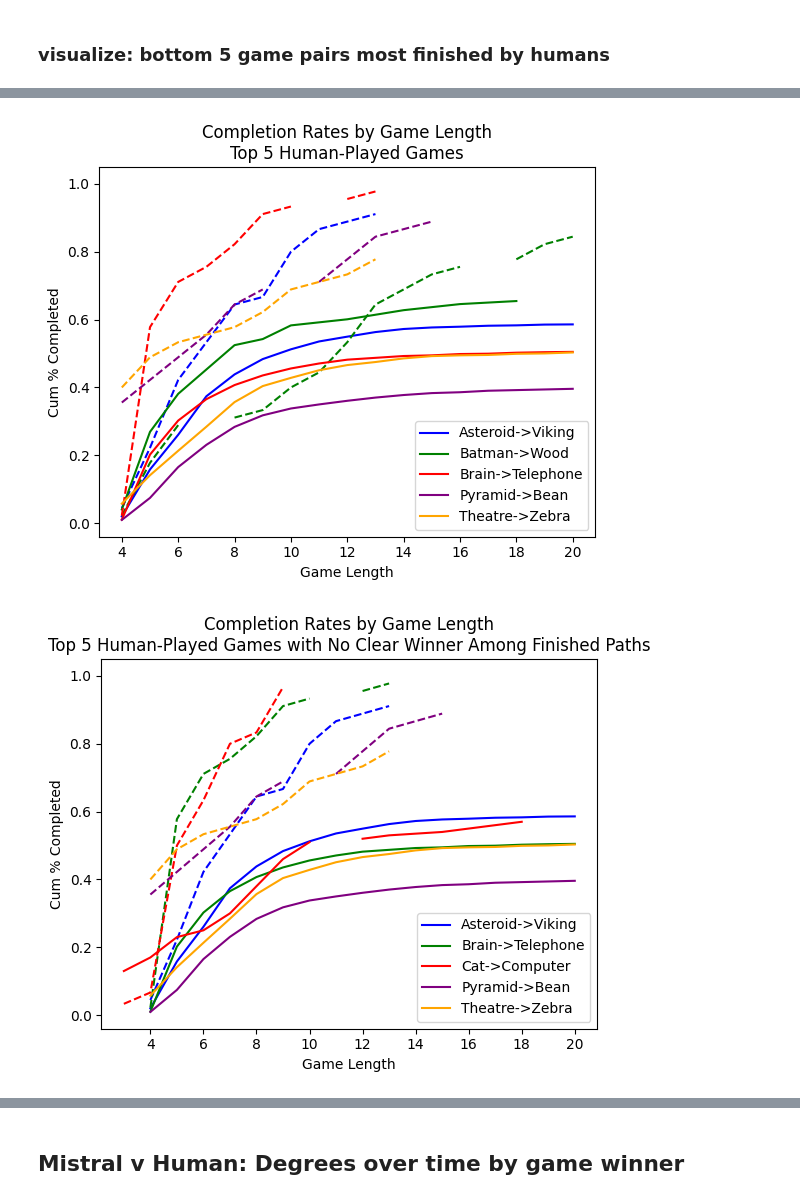
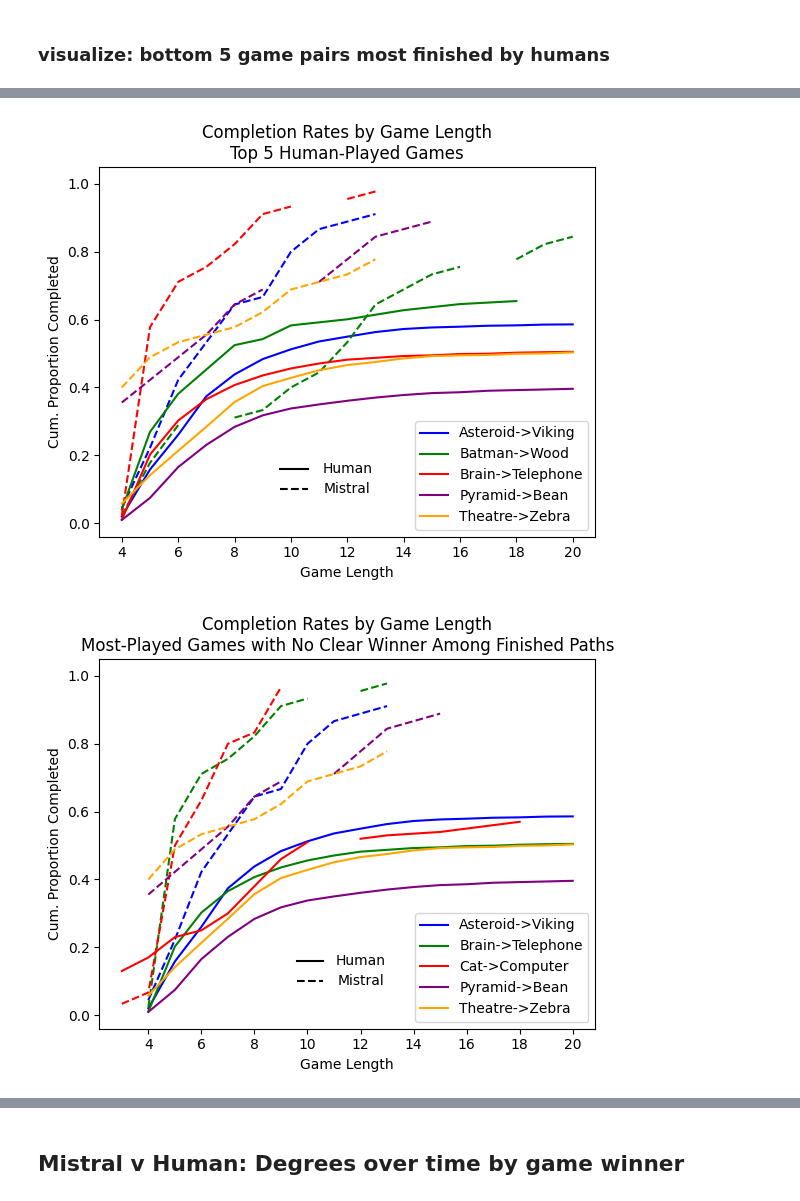
Before and after one commit to epfl-ada/ada-2023-project-klech, a Jupyter notebook: analysis.ipynb, the cells around one changed output, grey strips where cells are left out. Saved outputs shown, nothing was run; the diff lists cells and outputs as text; code cells hidden in the pictures.

```diff
--- a/analysis.ipynb
+++ b/analysis.ipynb
@@ -317,13 +403,18 @@ def cum_complete_comparison(df, subtitle):
         plt.plot(pair_data['game_length'], pair_data['human'], label=f'{gp}', color=colors[idx])
         plt.plot(pair_data['game_length'], pair_data['mistral'], label=f'{gp} - mistral', color=colors[idx], linestyle='--')
     plt.xlabel('Game Length')
-    plt.ylabel('Cum % Completed')
+    plt.ylabel('Cum. Proportion Completed')
     handles = [plt.Line2D([0], [0], color='w', linestyle='--')]
     handles, labels = plt.gca().get_legend_handles_labels()
     odd_handles = handles[0::2]  # Selecting odd-indexed handles starting from index 1
     odd_labels = labels[0::2]  # Selecting odd-indexed labels starting from index 1
     plt.legend(handles=odd_handles, labels=odd_labels, loc='best')
 
+    plt.text(12, 0.1, 'Mistral', fontsize=10, color='black', ha='center', va='center')
+    plt.text(12, 0.16, 'Human', fontsize=10, color='black', ha='center', va='center')
+    plt.plot([9.6, 10.6], [0.1, 0.1], linestyle='--', marker=None, color='black')
+    plt.plot([9.6, 10.6], [0.16, 0.16], linestyle='-', marker=None, color='black')
+
     plt.title('Completion Rates by Game Length\n' + subtitle)
     plt.gca().xaxis.set_major_locator(MaxNLocator(integer=True))
     plt.show()
@@ -345,11 +436,11 @@ cum_complete_comparison(bot5_pct_completion, "Bottom 5 Human-Completed Games")
 pop5_anywinner_pct_completion = pct_completion.merge(right=total_path_counts.query("player_type == 'human'").sort_values(by="count", ascending=False)[0:5][['game_pair']], on="game_pair")
 cum_complete_comparison(pop5_anywinner_pct_completion, "Top 5 Human-Played Games")
 # %% [output]
-[figure, old version]
+[figure, new version]
 # %%
 pop_human_games = total_path_counts.query("player_type == 'human'").sort_values(by="count", ascending=False) #[0:5][['game_pair']]
 no_winner_games = game_pair_info[game_pair_info['winner'] == "neither"]
 pop5_nowinner_pct_completion = pct_completion.merge(right=pop_human_games.merge(right=no_winner_games, on='game_pair')[0:5][['game_pair']], on='game_pair')
-cum_complete_comparison(pop5_nowinner_pct_completion, "Top 5 Human-Played Games with No Clear Winner Among Finished Paths")
+cum_complete_comparison(pop5_nowinner_pct_completion, "Most-Played Games with No Clear Winner Among Finished Paths")
 # %% [output]
-[figure, old version]
+[figure, new version]
```
Also changed, not shown: parts of 18 cells of this notebook, 1 other file.
